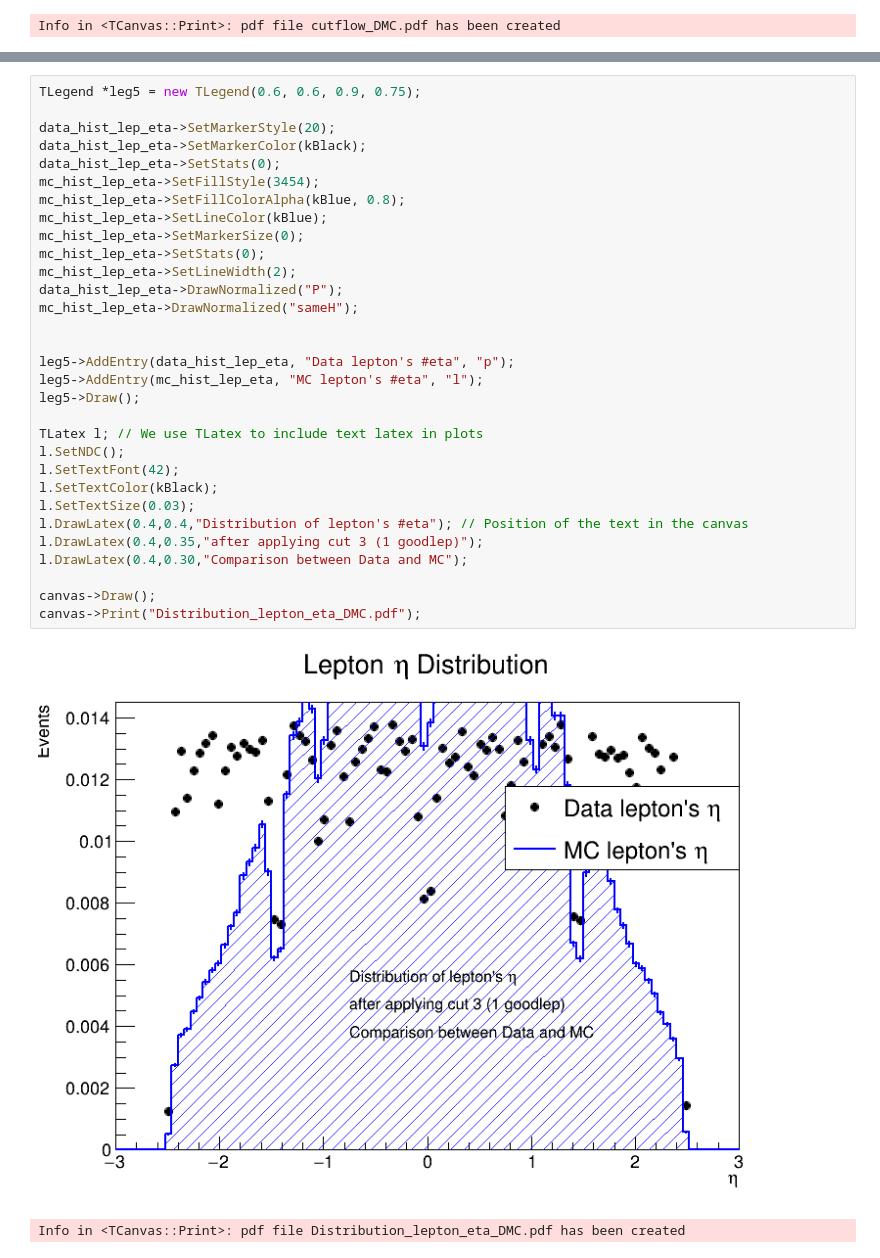
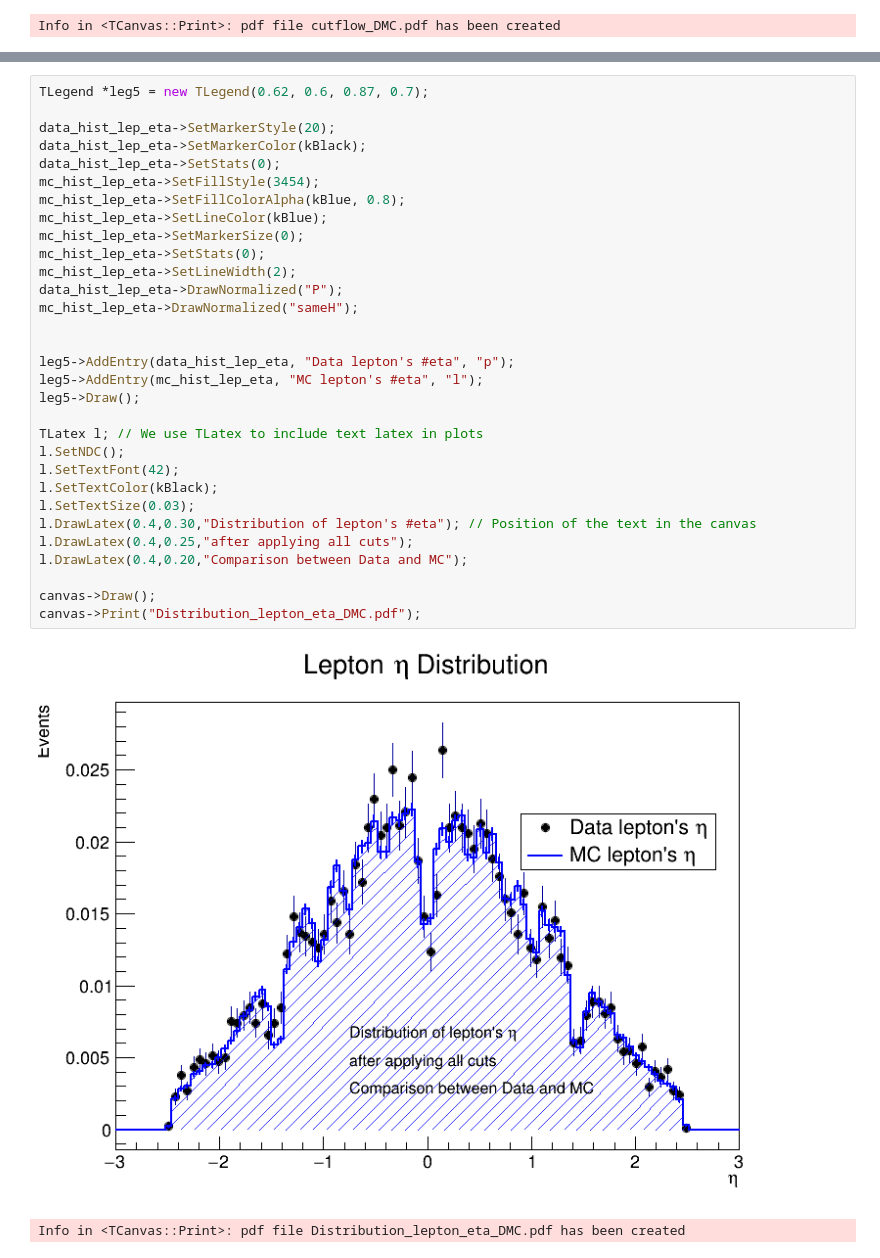
Before and after one commit to Miagarciaru/experimental-particle-physics-2021-2, a Jupyter notebook: Data-MC/Data_MC_8TeV_Miguel_Ruiz.ipynb, the cells around one changed output, grey strips where cells are left out. Cells and saved outputs as stored; diff of their text form.

Commit message:
All histograms are filled at the end of all cuts (corrected)

```diff
--- a/Data-MC/Data_MC_8TeV_Miguel_Ruiz.ipynb
+++ b/Data-MC/Data_MC_8TeV_Miguel_Ruiz.ipynb
@@ -757,36 +758,36 @@ canvas->Print("Distribution_leptons_calo_isolation_DMC.pdf");
 Info in <TCanvas::Print>: pdf file Distribution_leptons_calo_isolation_DMC.pdf has been created
 # %%
-TLegend *leg5 = new TLegend(0.6, 0.6, 0.9, 0.75);
+TLegend *leg5 = new TLegend(0.62, 0.6, 0.87, 0.7);
 
 data_hist_lep_eta->SetMarkerStyle(20);
 data_hist_lep_eta->SetMarkerColor(kBlack);
 data_hist_lep_eta->SetStats(0);
 mc_hist_lep_eta->SetFillStyle(3454);
 mc_hist_lep_eta->SetFillColorAlpha(kBlue, 0.8);
 mc_hist_lep_eta->SetLineColor(kBlue);
 mc_hist_lep_eta->SetMarkerSize(0);
 mc_hist_lep_eta->SetStats(0);
 mc_hist_lep_eta->SetLineWidth(2);
 data_hist_lep_eta->DrawNormalized("P");
 mc_hist_lep_eta->DrawNormalized("sameH");
 
 
 leg5->AddEntry(data_hist_lep_eta, "Data lepton's #eta", "p");
 leg5->AddEntry(mc_hist_lep_eta, "MC lepton's #eta", "l");
 leg5->Draw();
 
 TLatex l; // We use TLatex to include text latex in plots
 l.SetNDC();
 l.SetTextFont(42);
 l.SetTextColor(kBlack);
 l.SetTextSize(0.03);
-l.DrawLatex(0.4,0.4,"Distribution of lepton's #eta"); // Position of the text in the canvas
-l.DrawLatex(0.4,0.35,"after applying cut 3 (1 goodlep)");
-l.DrawLatex(0.4,0.30,"Comparison between Data and MC");
+l.DrawLatex(0.4,0.30,"Distribution of lepton's #eta"); // Position of the text in the canvas
+l.DrawLatex(0.4,0.25,"after applying all cuts");
+l.DrawLatex(0.4,0.20,"Comparison between Data and MC");
 
 canvas->Draw();
 canvas->Print("Distribution_lepton_eta_DMC.pdf");
 # %% [output]
-[figure, old version]
+[figure, new version]
 Info in <TCanvas::Print>: pdf file Distribution_lepton_eta_DMC.pdf has been created
 # %%
```
Also changed, not shown: parts of 13 cells of this notebook, 1 other file.
